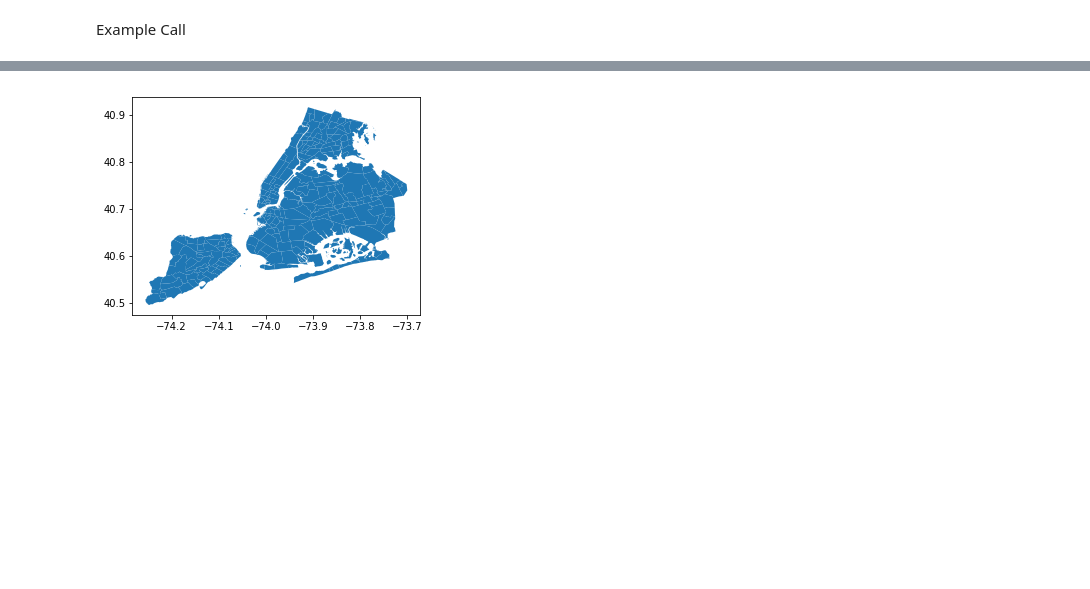
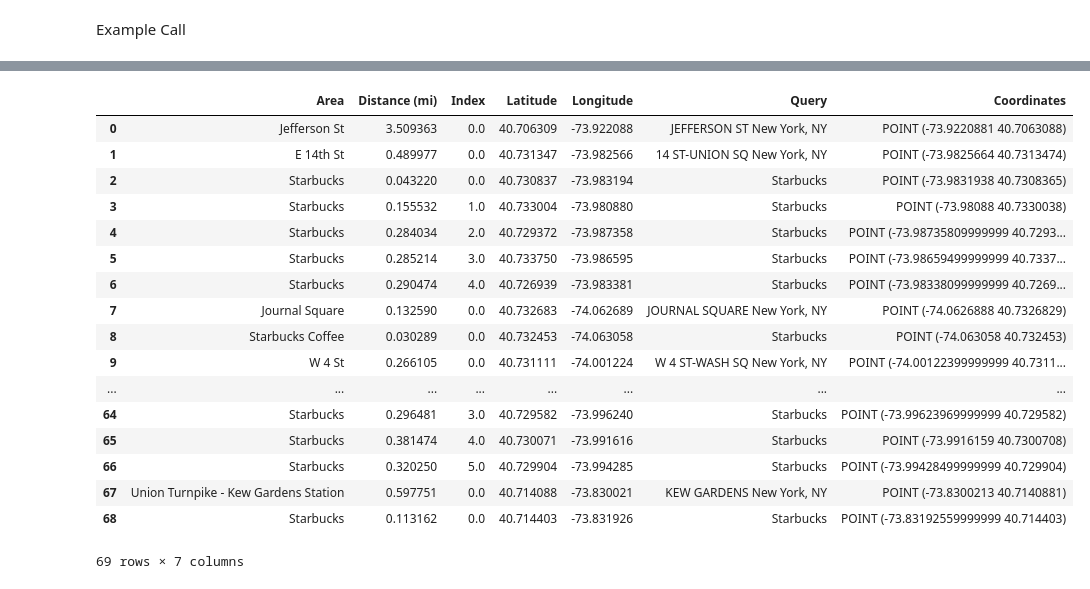
Before and after one commit to nalehc/gala_flyer_locations, a Jupyter notebook: Google_Places_Scraping_Alan.ipynb, the cells around one changed output, grey strips where cells are left out. Saved outputs shown, nothing was run; the diff lists cells and outputs as text; code cells hidden in the pictures; blank space fills up the shorter version.

```diff
--- a/Google_Places_Scraping_Alan.ipynb
+++ b/Google_Places_Scraping_Alan.ipynb
@@ -156,7 +171,0 @@ nearby_places('185 Greenwich St, New York, NY 10006', 'museum', 800)
-# %%
-polygons = gpd.read_file("d085e2f8d0b54d4590b1e7d1f35594c1pediacitiesnycneighborhoods.geojson")
-polygons.head()
-polygons = polygons.set_index('boroughCode')
-polygons.plot();
-# %% [output]
-[figure, removed]
@@ -162,0 +183,22 @@ polygons.plot();
+# %%
+test_gdf = nearby_subway_stations(subway_list, 'Starbucks', 6400, 300)
+test_gdf
+# %% [output]
+|  | Area | Distance (mi) | Index | Latitude | Longitude | Query | Coordinates |
+| 0 | Jefferson St | 3.509363 | 0.0 | 40.706309 | -73.922088 | JEFFERSON ST New York, NY | POINT (-73.9220881 40.7063088) |
+| 1 | E 14th St | 0.489977 | 0.0 | 40.731347 | -73.982566 | 14 ST-UNION SQ New York, NY | POINT (-73.9825664 40.7313474) |
+| 2 | Starbucks | 0.043220 | 0.0 | 40.730837 | -73.983194 | Starbucks | POINT (-73.9831938 40.7308365) |
+| 3 | Starbucks | 0.155532 | 1.0 | 40.733004 | -73.980880 | Starbucks | POINT (-73.98088 40.7330038) |
+| 4 | Starbucks | 0.284034 | 2.0 | 40.729372 | -73.987358 | Starbucks | POINT (-73.98735809999999 40.7293... |
+| 5 | Starbucks | 0.285214 | 3.0 | 40.733750 | -73.986595 | Starbucks | POINT (-73.98659499999999 40.7337... |
+| 6 | Starbucks | 0.290474 | 4.0 | 40.726939 | -73.983381 | Starbucks | POINT (-73.98338099999999 40.7269... |
+| 7 | Journal Square | 0.132590 | 0.0 | 40.732683 | -74.062689 | JOURNAL SQUARE New York, NY | POINT (-74.0626888 40.7326829) |
+| 8 | Starbucks Coffee | 0.030289 | 0.0 | 40.732453 | -74.063058 | Starbucks | POINT (-74.063058 40.732453) |
+| 9 | W 4 St | 0.266105 | 0.0 | 40.731111 | -74.001224 | W 4 ST-WASH SQ New York, NY | POINT (-74.00122399999999 40.7311... |
+| ... | ... | ... | ... | ... | ... | ... | ... |
+| 64 | Starbucks | 0.296481 | 3.0 | 40.729582 | -73.996240 | Starbucks | POINT (-73.99623969999999 40.729582) |
+| 65 | Starbucks | 0.381474 | 4.0 | 40.730071 | -73.991616 | Starbucks | POINT (-73.9916159 40.7300708) |
+| 66 | Starbucks | 0.320250 | 5.0 | 40.729904 | -73.994285 | Starbucks | POINT (-73.99428499999999 40.729904) |
+| 67 | Union Turnpike - Kew Gardens Station | 0.597751 | 0.0 | 40.714088 | -73.830021 | KEW GARDENS New York, NY | POINT (-73.8300213 40.7140881) |
+| 68 | Starbucks | 0.113162 | 0.0 | 40.714403 | -73.831926 | Starbucks | POINT (-73.83192559999999 40.714403) |
+69 rows × 7 columns
```
Also changed, not shown: parts of 8 cells of this notebook.
